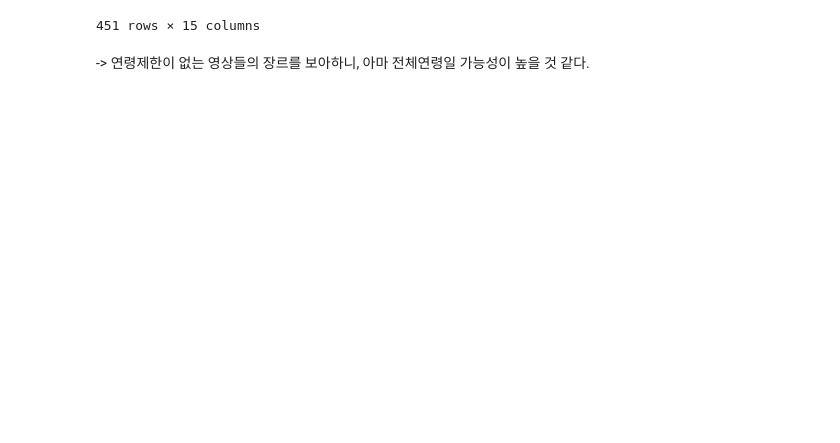
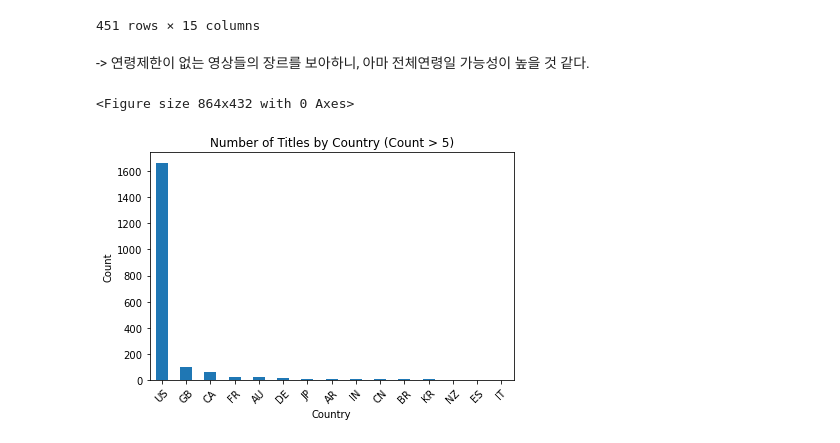
Before and after one commit to SoulTree-Lovers/DataScienceProject, a Jupyter notebook: SM/Disney_plus_EDA.ipynb, the cells around one changed output. Drawn from its saved outputs; the diff is of its cells as text; code cells hidden in the pictures; blank space fills up the shorter version.

```diff
--- a/SM/Disney_plus_EDA.ipynb
+++ b/SM/Disney_plus_EDA.ipynb
@@ -285,3 +331,52 @@ df[df['age_certification'].isnull()]
 451 rows × 15 columns
 # %% [markdown]
 -> 연령제한이 없는 영상들의 장르를 보아하니, 아마 전체연령일 가능성이 높을 것 같다.
+# %%
+# production_country 열의 데이터 전처리
+df = pd.read_csv("../Disney_dataset/titles.csv")
+
+
+# 데이터 전처리
+df['production_countries'] = df['production_countries'].fillna('Unknown')  # 결측치를 'Unknown'으로 대체
+df['production_countries'] = df['production_countries'].str.strip()  # 공백 제거
+df['production_countries'] = df['production_countries'].str.replace("[", "")
+df['production_countries'] = df['production_countries'].str.replace("]", "")
+df['production_countries'] = df['production_countries'].str.replace(",", "")
+df['production_countries'] = df['production_countries'].str.replace("'", "")
+df['production_countries'] = df['production_countries'].str.split(" ")
+
+# print(df['production_countries'])
+
+# 각 나라의 등장 횟수 계산
+country_counts = {}
+for countries in df['production_countries']:
+#     print(countries)
+    for country in countries:
+#         print(country)
+        if country in country_counts:
+            country_counts[country] += 1
+        else:
+            country_counts[country] = 1
+
+# 등장 횟수가 5 이상인 나라만 선택 및 빈 문자열 제거
+filtered_country_counts = {country: count for country, count in country_counts.items() if count > 5 and len(country) > 0}
+
+
+# 그래프로 시각화
+country_df = pd.DataFrame.from_dict(filtered_country_counts, orient='index', columns=['Count'])
+country_df = country_df.sort_values(by='Count', ascending=False)
+
+plt.figure(figsize=(12, 6))
+country_df.plot(kind='bar', legend=None)
+plt.xlabel('Country')
+plt.ylabel('Count')
+
+# 나라 이름을 문자열로 변환하여 x축에 표시
+plt.xticks(rotation=45)
+plt.tight_layout()
+
+plt.title('Number of Titles by Country (Count > 5)')
+plt.show()
+# %% [output]
+<Figure size 864x432 with 0 Axes>
+[figure, added]
```
Also changed, not shown: parts of 5 cells of this notebook, 5 other files.
